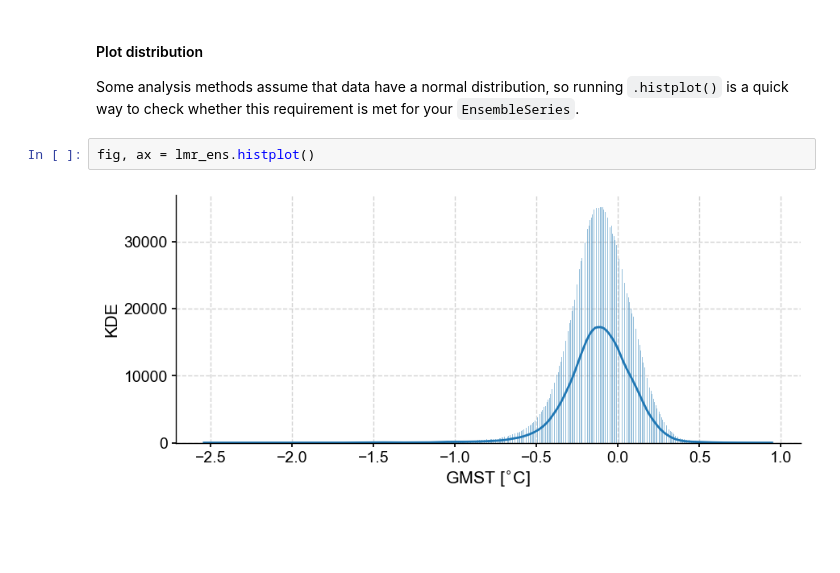
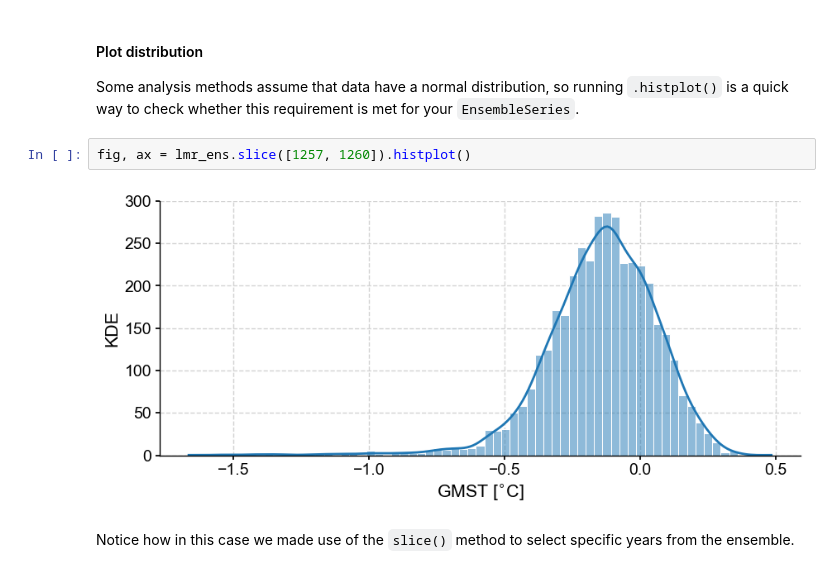
Before and after one commit to LinkedEarth/PyleoTutorials, a Jupyter notebook: notebooks/L0_basic_MSES_manipulation.ipynb, the cells around one changed output. Saved outputs shown, nothing was run; the diff lists cells and outputs as text; blank space fills up the shorter version.

Commit message:
fixed figure bugs in MSES nb

```diff
--- a/notebooks/L0_basic_MSES_manipulation.ipynb
+++ b/notebooks/L0_basic_MSES_manipulation.ipynb
@@ -307,6 +306,8 @@ lmr_psd.plot_envelope(shade_clr = 'C0', curve_clr='C0')
 #### Plot distribution
 Some analysis methods assume that data have a normal distribution, so running `.histplot()` is a quick way to check whether this requirement is met for your `EnsembleSeries`.
 # %%
-fig, ax = lmr_ens.histplot()
+fig, ax = lmr_ens.slice([1257, 1260]).histplot()
 # %% [output]
-[figure, old version]
+[figure, new version]
+# %% [markdown]
+Notice how in this case we made use of the `slice()` method to select specific years from the ensemble.
```
Also changed, not shown: parts of 12 cells of this notebook, 1 other file.
